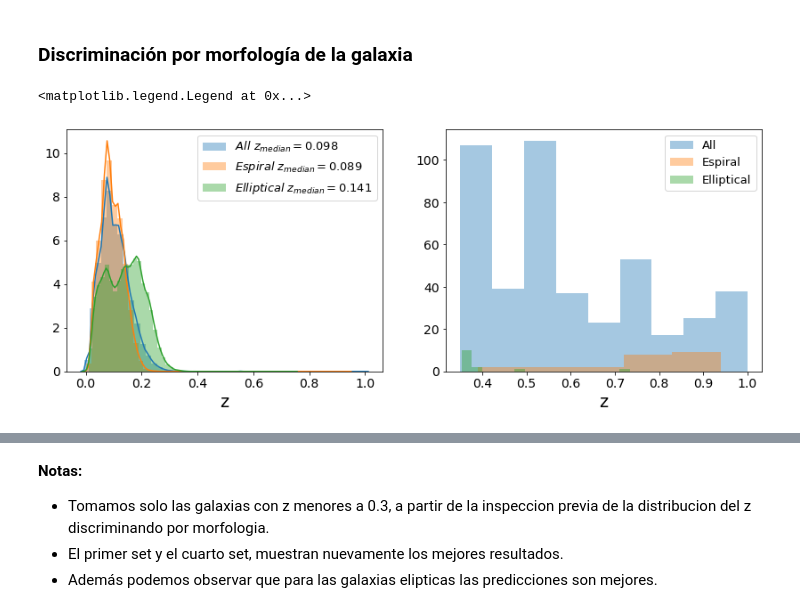
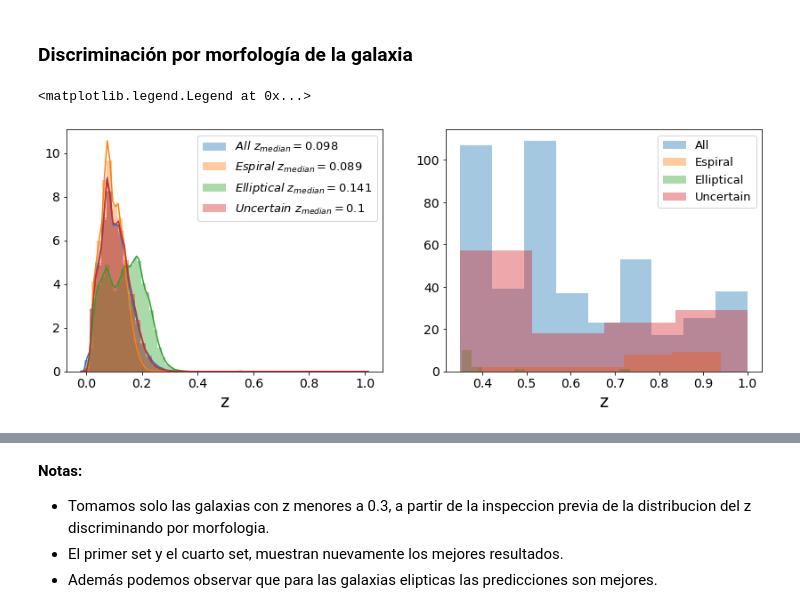
Before and after one commit to leoborgnino/mentoria-astro-datos, a Jupyter notebook: 3_Intro_Aprendizaje.ipynb, the cells around one changed output, grey strips where cells are left out. Saved outputs shown, nothing was run; the diff lists cells and outputs as text; code cells hidden in the pictures.

```diff
--- a/3_Intro_Aprendizaje.ipynb
+++ b/3_Intro_Aprendizaje.ipynb
@@ -354,23 +359,28 @@ El error es minimo para el minimo: 0.001183
 # %%
 data_spiral = data[data['spiral'] == 1]
 data_elliptical = data[data['elliptical'] == 1]
-tipo=['spiral', 'elliptical']
+data_uncertain = data[data['uncertain'] == 1]
+tipo=['spiral', 'elliptical','uncertain']
 # %%
 f, ax=plt.subplots(nrows=1, ncols=2, figsize=(14, 5))
 
 sns.distplot(data['z'],ax=ax[0], kde=True, label=r'$All\,\, z_{median}=$'+str(np.around(np.median(data['z']),3)))
 sns.distplot(data_spiral['z'],ax=ax[0], kde=True, label=r'$Espiral\,\, z_{median}=$'+str(np.around(np.median(data_spiral['z']),3)))
 sns.distplot(data_elliptical['z'],ax=ax[0], kde=True, label=r'$Elliptical\,\, z_{median}=$'+str(np.around(np.median(data_elliptical['z']),3)))
+sns.distplot(data_uncertain['z'],ax=ax[0], kde=True, label=r'$Uncertain\,\, z_{median}=$'+str(np.around(np.median(data_uncertain['z']),3)))
+
 ax[0].set_xlabel('z', fontsize=19)
 ax[0].tick_params(labelsize=14)
 ax[0].legend(fontsize=13)
 
 sns.distplot(data['z'][data['z']>0.35],ax=ax[1],kde=False, label='All')
 sns.distplot(data_spiral['z'][data_spiral['z']>0.35],ax=ax[1],kde=False, label='Espiral')
 sns.distplot(data_elliptical['z'][data_elliptical['z']>0.35],ax=ax[1],kde=False, label='Elliptical')
+sns.distplot(data_uncertain['z'][data_uncertain['z']>0.35],ax=ax[1],kde=False, label='Uncertain')
+
 ax[1].tick_params(labelsize=14)
 ax[1].set_xlabel('z', fontsize=19)
 ax[1].legend(fontsize=13)
 # %% [output]
 <matplotlib.legend.Legend at 0x...>
-[figure, old version]
+[figure, new version]
```
Also changed, not shown: parts of 36 cells of this notebook.
